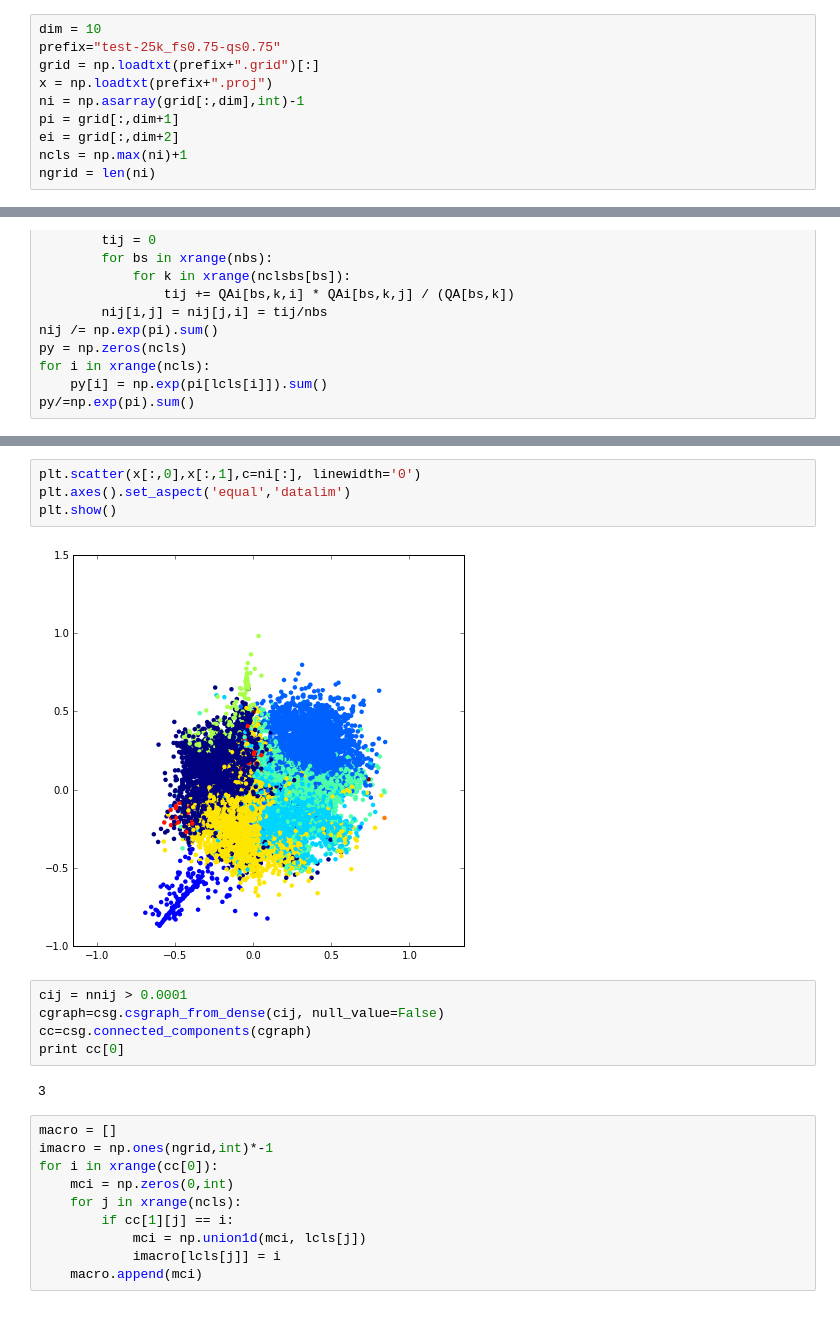
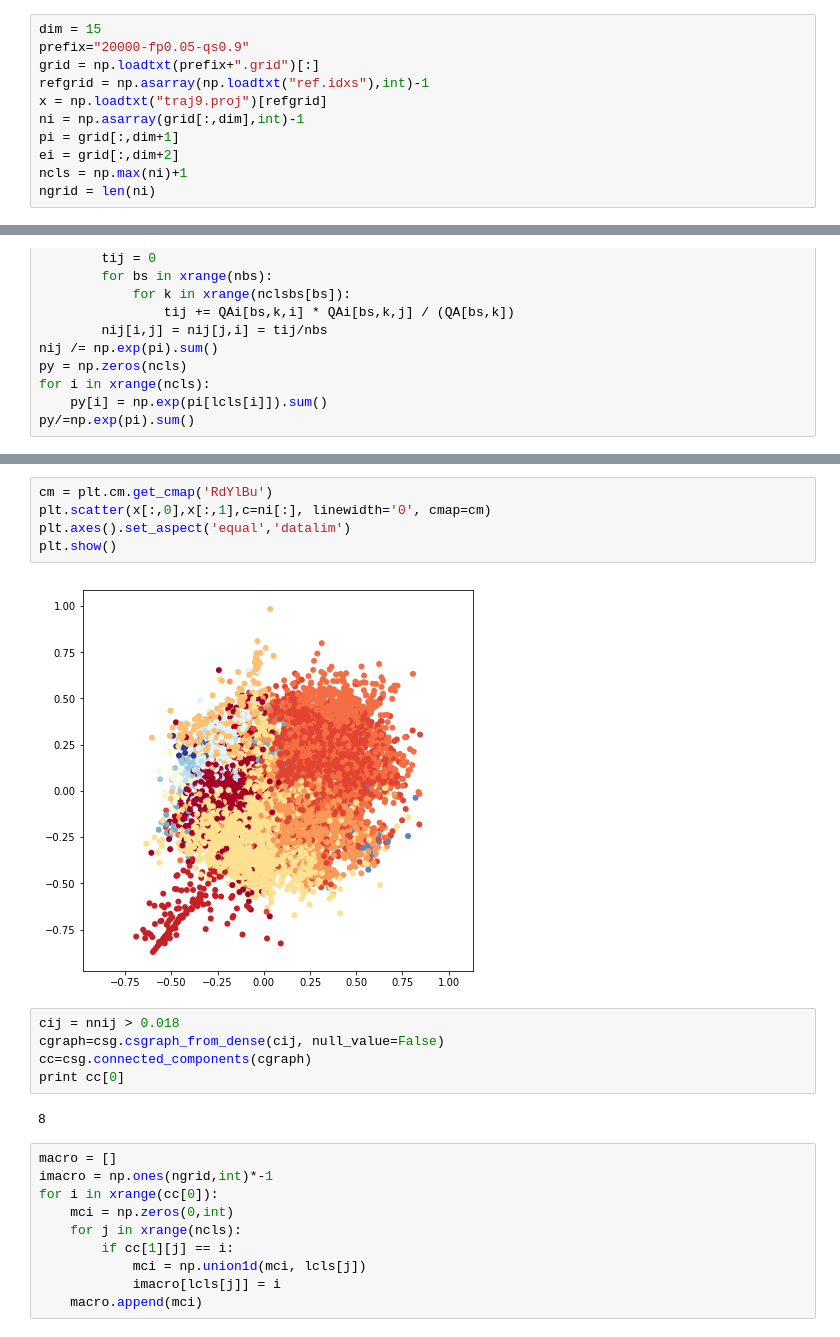
Before and after one commit to lab-cosmo/pamm, a Jupyter notebook: examples/traj9/pamm-merge-lj.ipynb, the cells around one changed output, grey strips where cells are left out. Cells and saved outputs as stored; diff of their text form.

```diff
--- a/examples/traj9/pamm-merge-lj.ipynb
+++ b/examples/traj9/pamm-merge-lj.ipynb
@@ -9,10 +9,11 @@ matplotlib.rcParams['figure.figsize'] = [7,7]
 def gcum(z):
     return (1 + erf(z/np.sqrt(2))) * 0.5
 # %%
-dim = 10
-prefix="test-25k_fs0.75-qs0.75"
+dim = 15
+prefix="20000-fp0.05-qs0.9"
 grid = np.loadtxt(prefix+".grid")[:]
-x = np.loadtxt(prefix+".proj")
+refgrid = np.asarray(np.loadtxt("ref.idxs"),int)-1
+x = np.loadtxt("traj9.proj")[refgrid]
 ni = np.asarray(grid[:,dim],int)-1
 pi = grid[:,dim+1]
 ei = grid[:,dim+2]
@@ -113,16 +113,17 @@ plt.show()
 # %%
-plt.scatter(x[:,0],x[:,1],c=ni[:], linewidth='0')
+cm = plt.cm.get_cmap('RdYlBu')
+plt.scatter(x[:,0],x[:,1],c=ni[:], linewidth='0', cmap=cm)
 plt.axes().set_aspect('equal','datalim')
 plt.show()
 # %% [output]
-[figure, old version]
+[figure, new version]
 # %%
-cij = nnij > 0.0001
+cij = nnij > 0.018
 cgraph=csg.csgraph_from_dense(cij, null_value=False)
 cc=csg.connected_components(cgraph)
 print cc[0]
 # %% [output]
-3
+8
 # %%
 macro = []
 imacro = np.ones(ngrid,int)*-1
```
Also changed, not shown: parts of 8 cells of this notebook, 2 other files.
